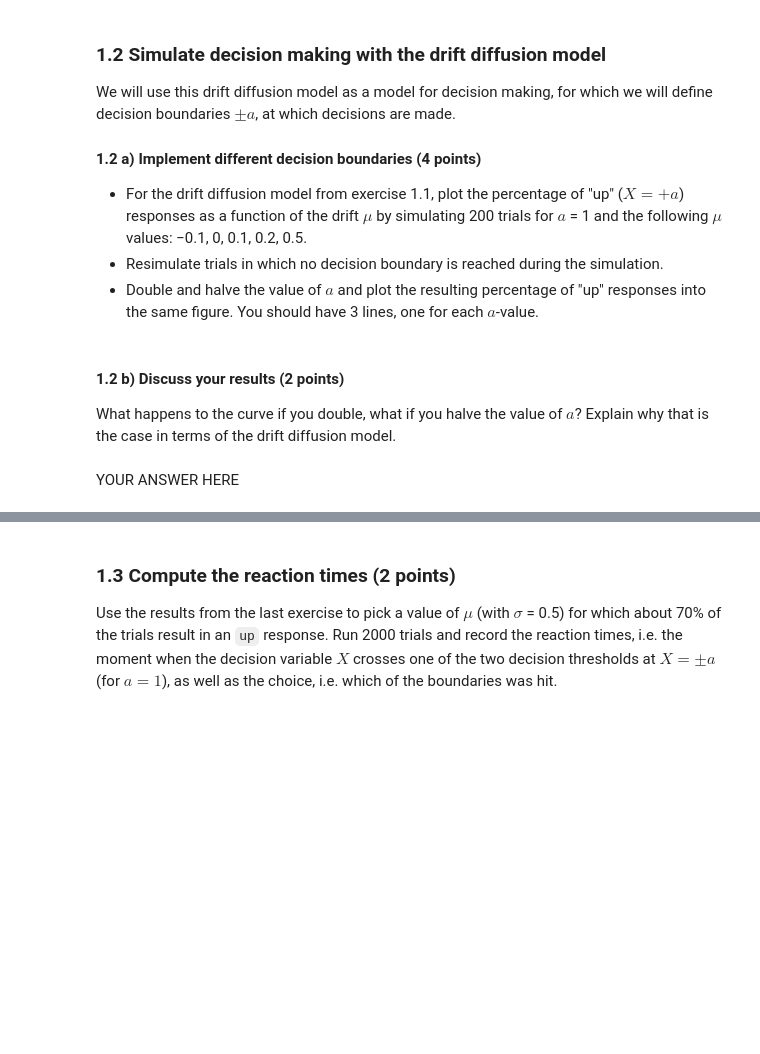
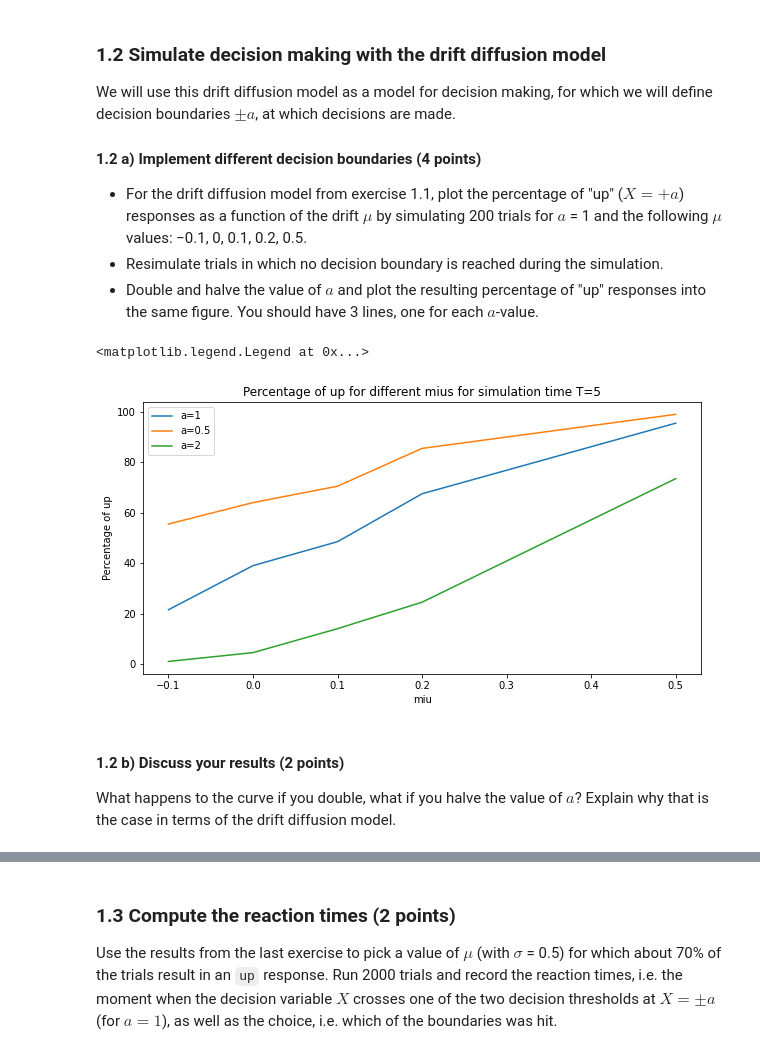
Before and after one commit to Erfan7bt/MHBF, a Jupyter notebook: 5-decision-making-I/decision-making-I.ipynb, the cells around one changed output, grey strips where cells are left out. Cells and saved outputs as stored; diff of their text form; code cells hidden in the pictures; blank space fills up the shorter version.

```diff
--- a/5-decision-making-I/decision-making-I.ipynb
+++ b/5-decision-making-I/decision-making-I.ipynb
@@ -99,5 +114,61 @@ raise NotImplementedError()
+# %%
+# YOUR CODE HERE
+plt.figure(figsize=(10, 5))
+
+T=5
+t=np.arange(0, T, dt)
+
+a=1
+mius= np.array([-0.1, 0, 0.1, 0.2, 0.5])
+sigma=0.5
+gfun= lambda y, t: sigma
+up_percentage=np.zeros(len(mius))
+
+for trial in range(200):
+    for i in range(len(mius)):
+        ffun= lambda y, t: mius[i]
+        y=euler_maruyama(ffun=ffun, gfun=gfun, y0=x0, t=t)
+
+        if any(y>a):
+            up_percentage[i] += 1
+
+plt.plot(mius, up_percentage/2, label="a=1")
+plt.xlabel("miu")
+plt.ylabel("Percentage of up")
+plt.title("Percentage of up for different mius for simulation time T=5")
+
+a=0.5
+up_percentage=np.zeros(len(mius))
+for trial in range(200):
+    for i in range(len(mius)):
+        ffun= lambda y, t: mius[i]
+        y=euler_maruyama(ffun=ffun, gfun=gfun, y0=x0, t=t)
+
+        if any(y>a):
+            up_percentage[i] += 1
+
+plt.plot(mius, up_percentage/2, label="a=0.5")
+
+a=2
+up_percentage=np.zeros(len(mius))
+for trial in range(200):
+    for i in range(len(mius)):
+        ffun= lambda y, t: mius[i]
+        y=euler_maruyama(ffun=ffun, gfun=gfun, y0=x0, t=t)
+
+        if any(y>a):
+            up_percentage[i] += 1
+
+plt.plot(mius, up_percentage/2, label="a=2")
+
+
+plt.legend()
+
+
+# raise NotImplementedError()
+# %% [output]
+<matplotlib.legend.Legend at 0x...>
+[figure, added]
 # %% [markdown]
 #### 1.2 b) Discuss your results (2 points)
 What happens to the curve if you double, what if you halve the value of $a$? Explain why that is the case in terms of the drift diffusion model.
-# %% [markdown]
-YOUR ANSWER HERE
```
Also changed, not shown: parts of 11 cells of this notebook.
